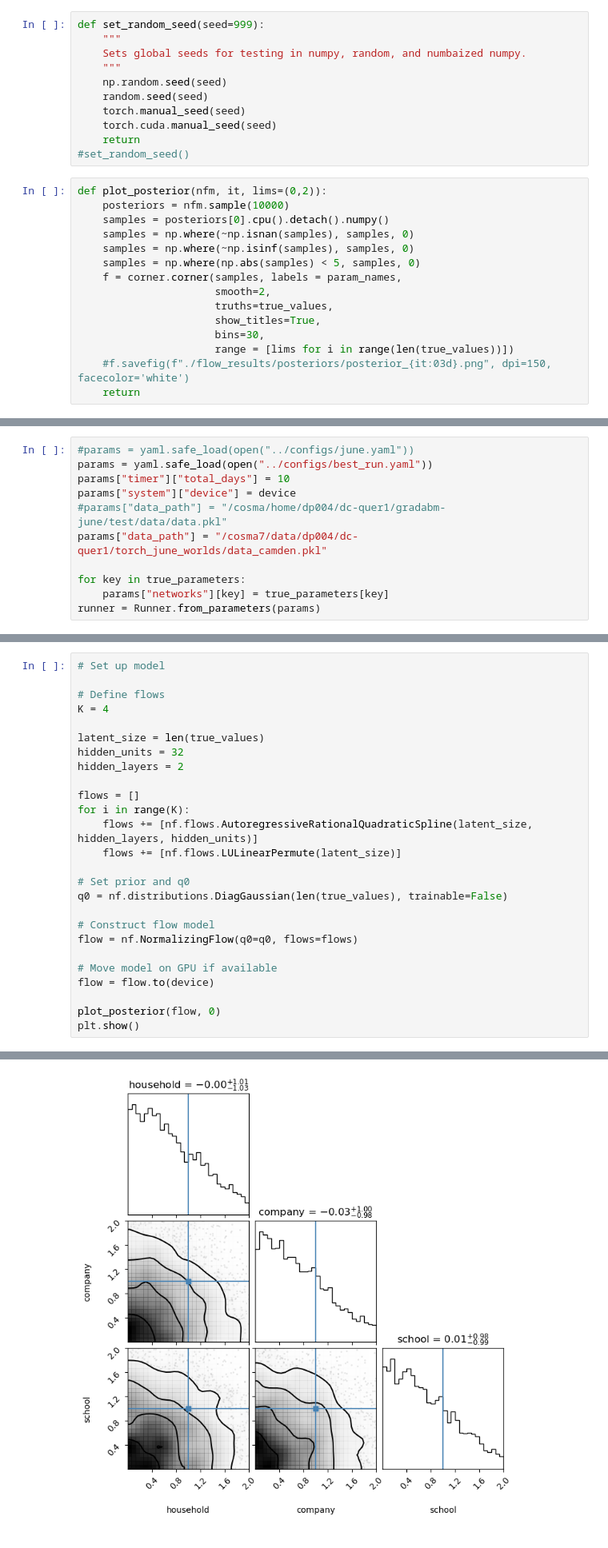
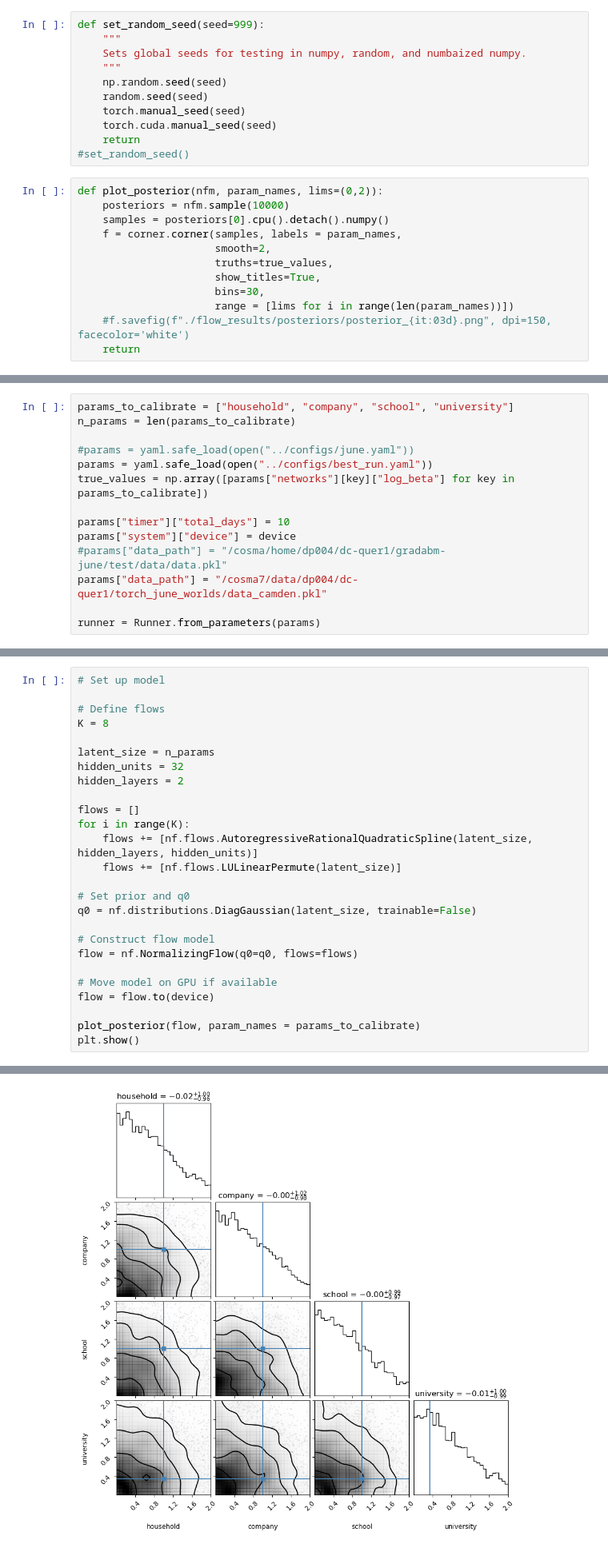
Before and after one commit to arnauqb/bayesian_gradabm, a Jupyter notebook: notebooks/june.ipynb, the cells around one changed output, grey strips where cells are left out. Shown: that part at 80% size. Cells and saved outputs as stored; diff of their text form.

```diff
--- a/notebooks/june.ipynb
+++ b/notebooks/june.ipynb
@@ -30,18 +30,15 @@ def set_random_seed(seed=999):
     return
 #set_random_seed()
 # %%
-def plot_posterior(nfm, it, lims=(0,2)):
+def plot_posterior(nfm, param_names, lims=(0,2)):
     posteriors = nfm.sample(10000)
     samples = posteriors[0].cpu().detach().numpy()
-    samples = np.where(~np.isnan(samples), samples, 0)
-    samples = np.where(~np.isinf(samples), samples, 0)
-    samples = np.where(np.abs(samples) < 5, samples, 0)
     f = corner.corner(samples, labels = param_names,
                       smooth=2,
                       truths=true_values,
                       show_titles=True,
                       bins=30,
-                      range = [lims for i in range(len(true_values))])
+                      range = [lims for i in range(len(param_names))])
     #f.savefig(f"./flow_results/posteriors/posterior_{it:03d}.png", dpi=150, facecolor='white')
     return
 # %%
@@ -89,13 +75,16 @@ array([1., 1., 1.])
 # %%
+params_to_calibrate = ["household", "company", "school", "university"]
+n_params = len(params_to_calibrate)
+
 #params = yaml.safe_load(open("../configs/june.yaml"))
 params = yaml.safe_load(open("../configs/best_run.yaml"))
+true_values = np.array([params["networks"][key]["log_beta"] for key in params_to_calibrate])
+
 params["timer"]["total_days"] = 10
 params["system"]["device"] = device
 #params["data_path"] = "/cosma/home/dp004/dc-quer1/gradabm-june/test/data/data.pkl"
 params["data_path"] = "/cosma7/data/dp004/dc-quer1/torch_june_worlds/data_camden.pkl"
 
-for key in true_parameters:
-    params["networks"][key] = true_parameters[key]
 runner = Runner.from_parameters(params)
 # %%
 true_data = runner()[0]["cases_per_timestep"]
@@ -110,36 +99,36 @@ prior = torch.distributions.Normal(torch.zeros(n_true_parameters, device=device)
 # %%
 # Set up model
 
 # Define flows
-K = 4
+K = 8
 
-latent_size = len(true_values)
+latent_size = n_params
 hidden_units = 32
 hidden_layers = 2
 
 flows = []
 for i in range(K):
     flows += [nf.flows.AutoregressiveRationalQuadraticSpline(latent_size, hidden_layers, hidden_units)]
     flows += [nf.flows.LULinearPermute(latent_size)]
 
 # Set prior and q0
-q0 = nf.distributions.DiagGaussian(len(true_values), trainable=False)
+q0 = nf.distributions.DiagGaussian(latent_size, trainable=False)
 
 # Construct flow model
 flow = nf.NormalizingFlow(q0=q0, flows=flows)
 
 # Move model on GPU if available
 flow = flow.to(device)
 
-plot_posterior(flow, 0)
+plot_posterior(flow, param_names = params_to_calibrate)
 plt.show()
 # %% [output]
 torch.linalg.solve_triangular has its arguments reversed and does not return a copy of one of the inputs.
 X = torch.triangular_solve(B, A).solution
 should be replaced with
 X = torch.linalg.solve_triangular(A, B). (Triggered internally at  /opt/conda/conda-bld/pytorch_1659484806139/work/aten/src/ATen/native/BatchLinearAlgebra.cpp:2183.)
   outputs, _ = torch.triangular_solve(
-[figure, old version]
+[figure, new version]
 # %%
 def run_model(sample):
     #print(sample)
```
Also changed, not shown: parts of 7 cells of this notebook, 7 other files.
